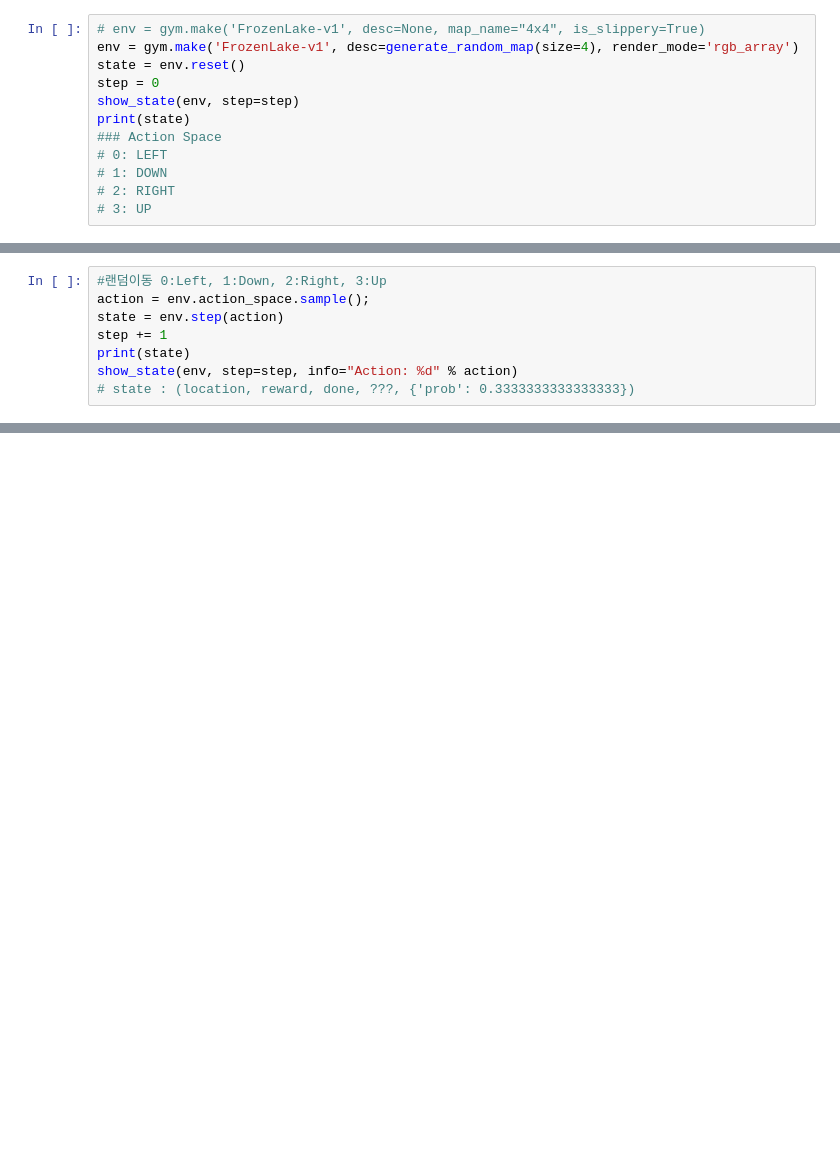
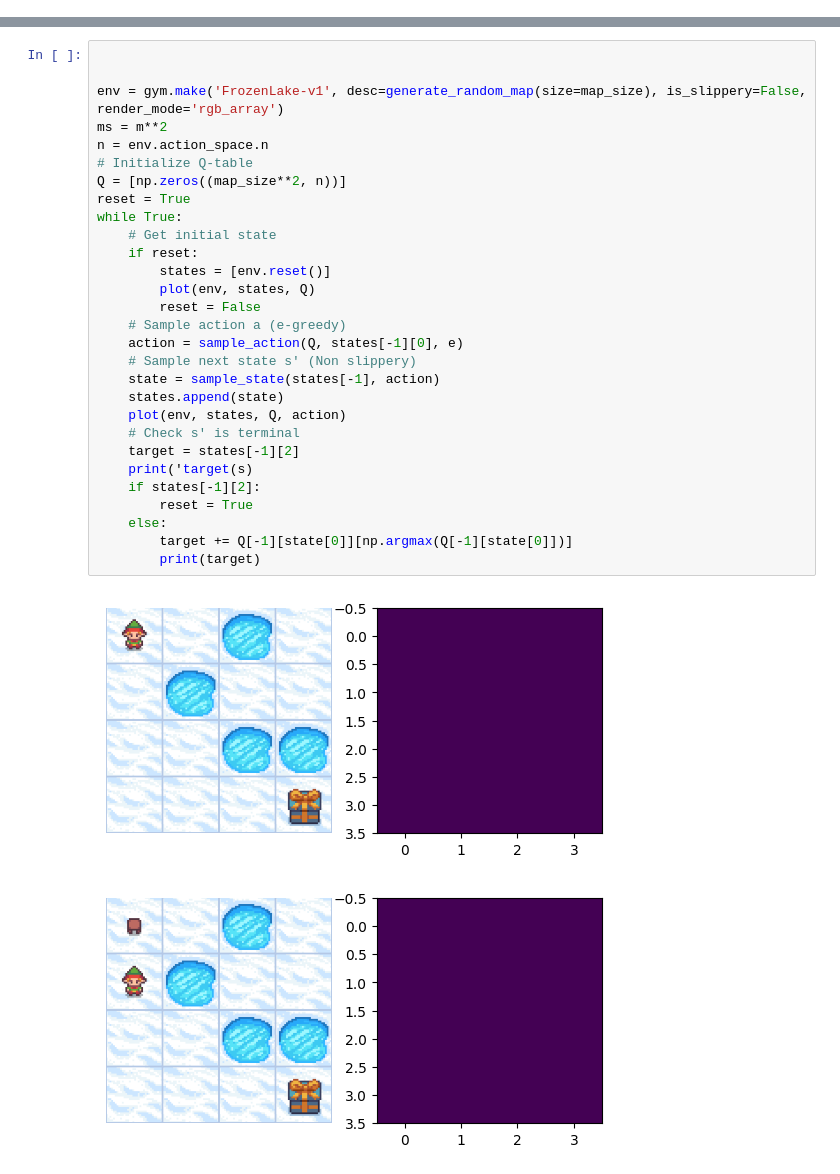
Before and after one commit to blu-y/2401DRL, a Jupyter notebook: TP1_Q-Learning.ipynb, the cells around one changed output, grey strips where cells are left out. Saved outputs shown, nothing was run; the diff lists cells and outputs as text; blank space fills up the shorter version.

```diff
--- a/TP1_Q-Learning.ipynb
+++ b/TP1_Q-Learning.ipynb
@@ -16,12 +0,0 @@ def show_state(env, step=0, info=""):
-# %%
-# env = gym.make('FrozenLake-v1', desc=None, map_name="4x4", is_slippery=True)
-env = gym.make('FrozenLake-v1', desc=generate_random_map(size=4), render_mode='rgb_array')
-state = env.reset()
-step = 0
-show_state(env, step=step)
-print(state)
-### Action Space
-# 0: LEFT
-# 1: DOWN
-# 2: RIGHT
-# 3: UP
@@ -31,8 +0,0 @@ print(state)
-# %%
-#랜덤이동 0:Left, 1:Down, 2:Right, 3:Up
-action = env.action_space.sample();
-state = env.step(action)
-step += 1
-print(state)
-show_state(env, step=step, info="Action: %d" % action)
-# state : (location, reward, done, ???, {'prob': 0.3333333333333333})
@@ -44,0 +61,32 @@ show_state(env, step=step, info="Action: %d" % action)
+# %%
+
+
+env = gym.make('FrozenLake-v1', desc=generate_random_map(size=map_size), is_slippery=False, render_mode='rgb_array')
+ms = m**2
+n = env.action_space.n
+# Initialize Q-table
+Q = [np.zeros((map_size**2, n))]
+reset = True
+while True:
+    # Get initial state
+    if reset:
+        states = [env.reset()]
+        plot(env, states, Q)
+        reset = False
+    # Sample action a (e-greedy)
+    action = sample_action(Q, states[-1][0], e)
+    # Sample next state s' (Non slippery)
+    state = sample_state(states[-1], action)
+    states.append(state)
+    plot(env, states, Q, action)
+    # Check s' is terminal
+    target = states[-1][2]
+    print('target(s)
+    if states[-1][2]:
+        reset = True
+    else:
+        target += Q[-1][state[0]][np.argmax(Q[-1][state[0]])]
+        print(target)
+# %% [output]
+[figure, added]
+[figure, added]
```
Also changed, not shown: parts of 9 cells of this notebook, 2 other files.
